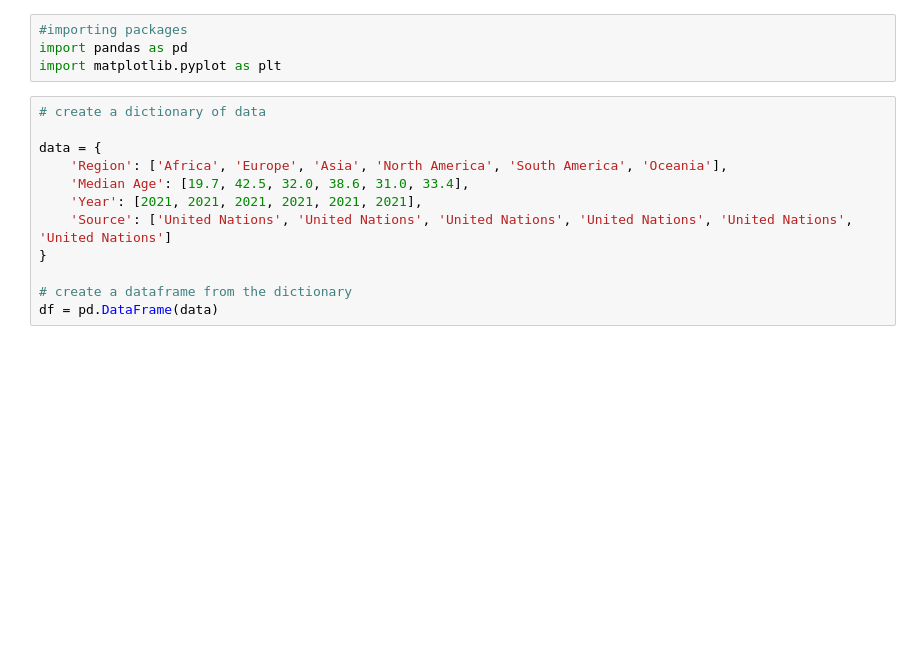
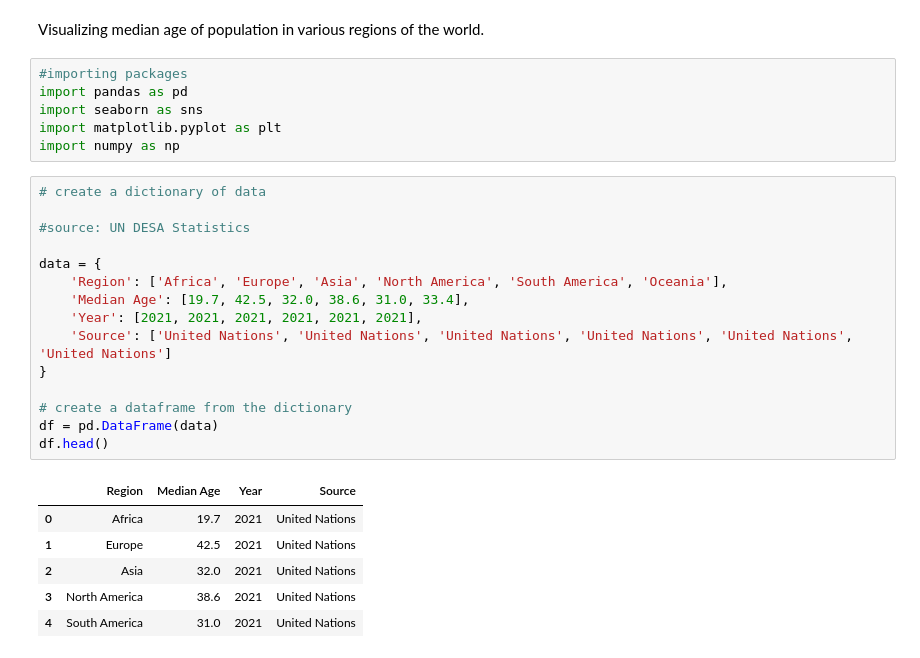
Before and after one commit to MafiAtUN/UNGA_youthforum_viz, a Jupyter notebook: Visualize_median_age_of_various_region_in_the_world.ipynb, the cells around one changed output. Cells and saved outputs as stored; diff of their text form; blank space fills up the shorter version.

```diff
--- a/Visualize_median_age_of_various_region_in_the_world.ipynb
+++ b/Visualize_median_age_of_various_region_in_the_world.ipynb
@@ -1,18 +1,32 @@
 # %% [markdown]
 <a href="https://colab.research.google.com/github/MafiAtUN/UNGA_youthforum_viz/blob/main/Visualize_median_age_of_various_region_in_the_world.ipynb" target="_parent"><img src="https://colab.research.google.com/assets/colab-badge.svg" alt="Open In Colab"/></a>
+# %% [markdown]
+Visualizing median age of population in various regions of the world.
 # %%
 #importing packages
 import pandas as pd
+import seaborn as sns
 import matplotlib.pyplot as plt
+import numpy as np
 # %%
 # create a dictionary of data
+
+#source: UN DESA Statistics
 
 data = {
     'Region': ['Africa', 'Europe', 'Asia', 'North America', 'South America', 'Oceania'],
     'Median Age': [19.7, 42.5, 32.0, 38.6, 31.0, 33.4],
     'Year': [2021, 2021, 2021, 2021, 2021, 2021],
     'Source': ['United Nations', 'United Nations', 'United Nations', 'United Nations', 'United Nations', 'United Nations']
 }
 
 # create a dataframe from the dictionary
 df = pd.DataFrame(data)
+df.head()
+# %% [output]
+|  | Region | Median Age | Year | Source |
+| 0 | Africa | 19.7 | 2021 | United Nations |
+| 1 | Europe | 42.5 | 2021 | United Nations |
+| 2 | Asia | 32.0 | 2021 | United Nations |
+| 3 | North America | 38.6 | 2021 | United Nations |
+| 4 | South America | 31.0 | 2021 | United Nations |
```
Also changed, not shown: parts of 3 cells of this notebook.
